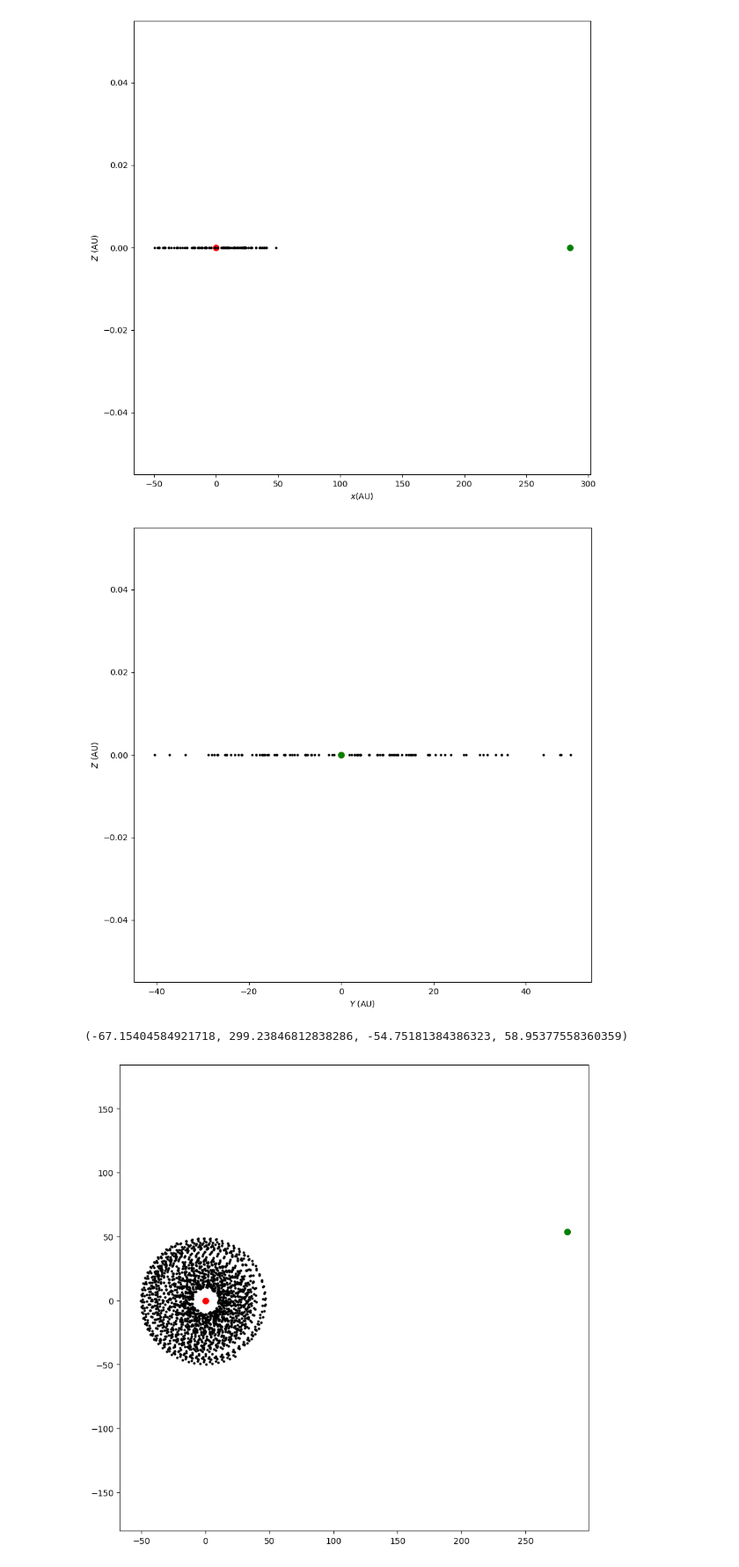
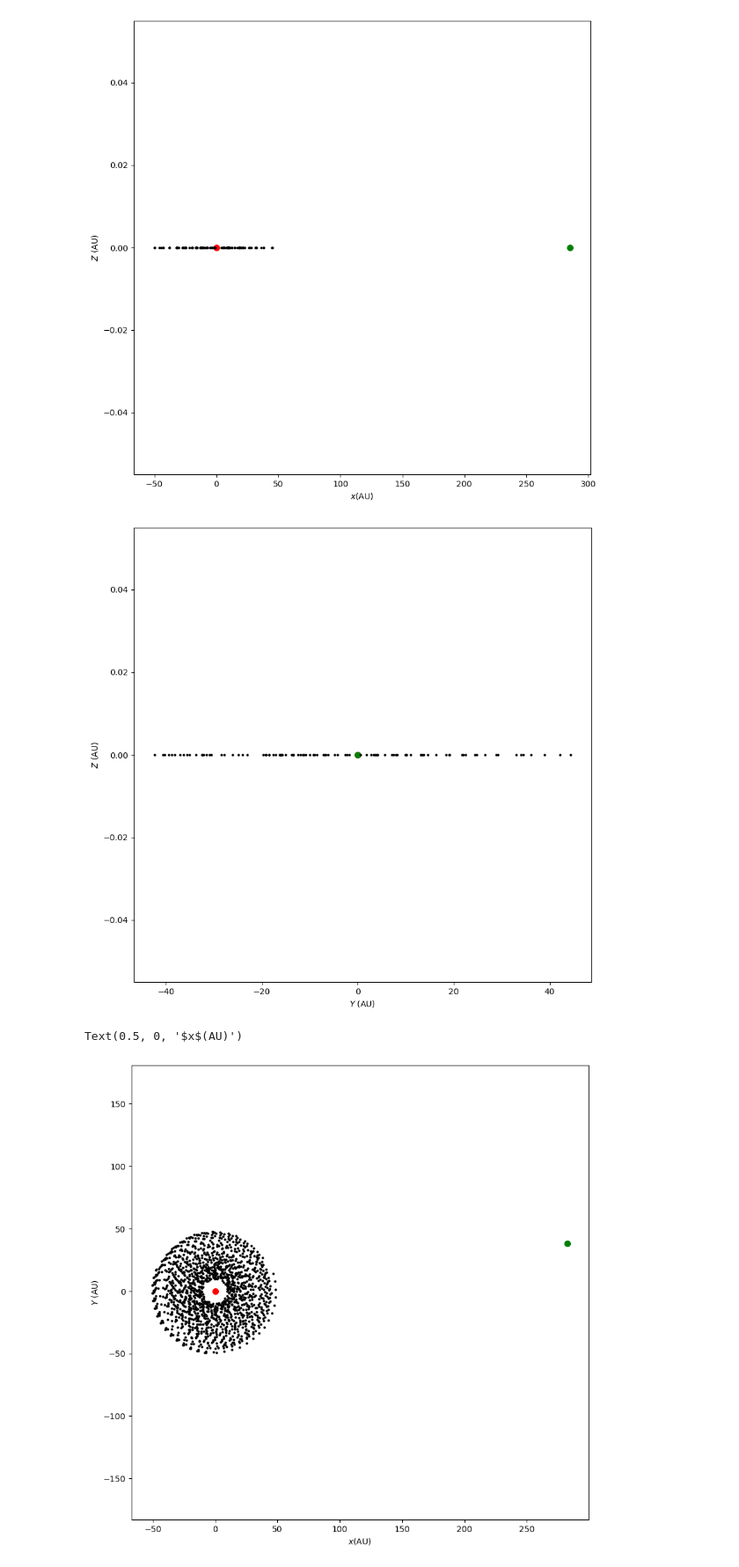
Before and after one commit to tigerchenlu98/rebound, a Jupyter notebook: ipython_examples/Finalized_Jeremiah_Summer_2023.ipynb, the cells around one changed output. Shown: that part at 88% size. Cells and saved outputs as stored; diff of their text form; code cells hidden in the pictures.

```diff
--- a/ipython_examples/Finalized_Jeremiah_Summer_2023.ipynb
+++ b/ipython_examples/Finalized_Jeremiah_Summer_2023.ipynb
@@ -5,7 +5,7 @@ import rebound
 sim=rebound.Simulation()
 sim.add(m=1.)
 #sim.add(m=1, a=300, e=0.05)
-#sim.move_to_com()
+sim.move_to_com()
 sim.integrator="whfast"
 sim.dt=0.05
 #sim.status()
@@ -19,7 +19,7 @@ a_initial=np.linspace(10,50,Testparticle)
 for a in a_initial:
     sim.add(a=a,f=np.random.rand()*2.*np.pi,e=0.01)
 
-sim.add(m=1, a=300,e=0.05, inc=np.radians(60))
+sim.add(m=1, a=300,e=0.05, inc=np.radians(45))
 
 sim.N_active=2
 # %%
@@ -62,30 +62,32 @@ for j in range(sim.N-2):
     i=j+1
     plt.scatter(sim.particles[i].y, sim.particles[i].z,marker=".",color='k',linewidth=0)
 # %% [output]
-[figure, old version]
+[figure, new version]
 # %%
 Time=100.*2*np.pi
-N_out=20
+N_out=15
 xy=np.zeros((N_out,Testparticle,2))
 times=np.linspace(0,Time,N_out)
 for i, time in enumerate(times):
     sim.integrate(time, exact_finish_time=0)
     for j, p in enumerate(sim.particles[1:-1]):
         xy[i][j]=[p.x,p.y]
 
 fig = plt.figure(figsize=(10,10))
 plt.scatter(sim.particles[0].x, sim.particles[0].y,marker=".",color='r',linewidth=5)
 plt.scatter(sim.particles[-1].x, sim.particles[-1].y,marker=".",color='g',linewidth=5)
 
 
 ax = plt.subplot()
 #ax.set_xlim([-4,4])
 #ax.set_ylim([-4,4])
 plt.scatter(xy[:,:,0],xy[:,:,1],marker=".",color='k',linewidth=0)
 ax.axis('equal')
+ax.set_ylabel("$Y$ (AU)")
+ax.set_xlabel("$x$(AU)")
 #The stuff in the colins are the particles on the plt.scatter plot
 #ax.set_yscale("log")
 #put here
 # %% [output]
-(-67.15404584921718, 299.23846812838286, -54.75181384386323, 58.95377558360359)
+Text(0.5, 0, '$x$(AU)')
-[figure, old version]
+[figure, new version]
```
Also changed, not shown: parts of 4 cells of this notebook.
